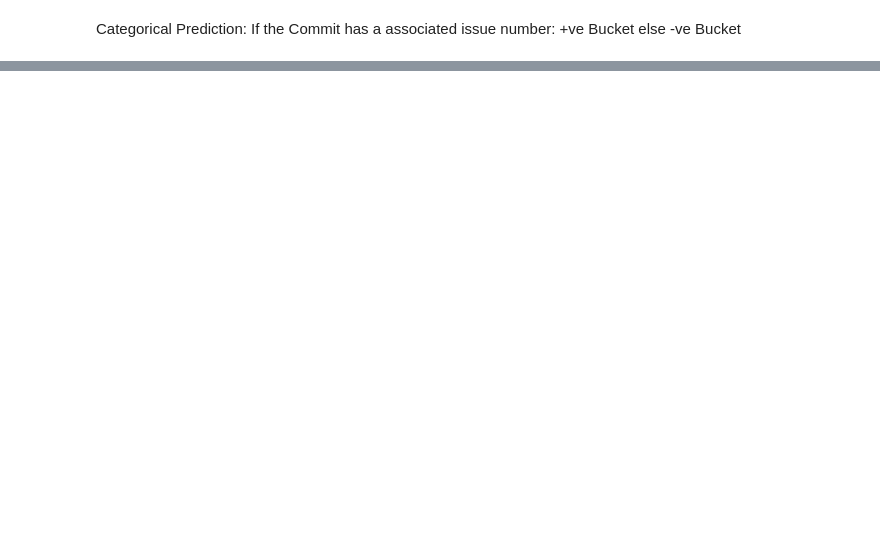
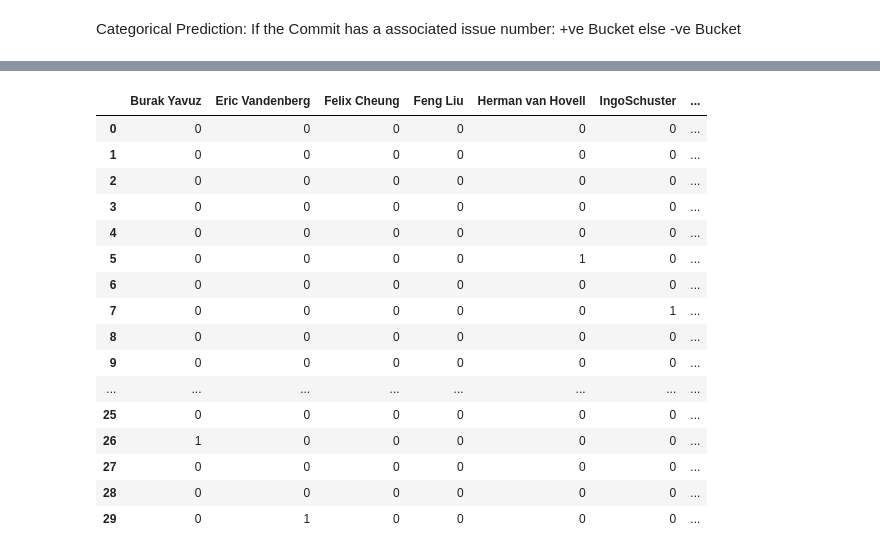
Before and after one commit to akkhil2012/MachineLearning, a Jupyter notebook: scikit_learn/OptimizeSDLC.ipynb, the cells around one changed output, grey strips where cells are left out. Saved outputs shown, nothing was run; the diff lists cells and outputs as text; code cells hidden in the pictures; blank space fills up the shorter version.

```diff
--- a/scikit_learn/OptimizeSDLC.ipynb
+++ b/scikit_learn/OptimizeSDLC.ipynb
@@ -47,0 +66,41 @@ print(data.shape)
+# %%
+import numpy as np
+#print(data['commit'][0]['author'])
+
+#print(data['commit'][0]['author'])
+from sklearn import preprocessing
+
+le = preprocessing.LabelEncoder()
+
+
+lst = []
+targetList= []
+
+for i in range(0,len(data['commit'])):
+    lst.append(data['commit'][i]['author']['name'])
+    targetList.append(data['commit'][i]['author']['date'])
+# %%
+import numpy as np
+import seaborn as sns # statistical visualizations and aesthetics
+import matplotlib.pyplot as plt
+
+#print("--1----->" , type(targetList))
+data_date = pd.get_dummies(targetList, columns=["date"])
+
+data_name = pd.get_dummies(lst, columns=["name"])
+
+plt.plot(data_name)
+plt.xlabel('Commiter',fontsize=14, color='red')
+plt.show()
+
+'''
+features = float(data_name.columns[:-1]).tolist()
+
+print(" type of features -------" , type(features))
+
+for feat in features:
+    skew = data[feat].skew()
+    sns.distplot(data[feat], kde= False,color='red', label='Skew = %.3f' %(skew), bins=30)
+    plt.legend(loc='best')
+    plt.show()
+'''
@@ -47,0 +110,20 @@ print(data.shape)
+# %%
+data_name
+# %% [output]
+|  | Burak Yavuz | Eric Vandenberg | Felix Cheung | Feng Liu | Herman van Hovell | IngoSchuster | ... |
+| 0 | 0 | 0 | 0 | 0 | 0 | 0 | ... |
+| 1 | 0 | 0 | 0 | 0 | 0 | 0 | ... |
+| 2 | 0 | 0 | 0 | 0 | 0 | 0 | ... |
+| 3 | 0 | 0 | 0 | 0 | 0 | 0 | ... |
+| 4 | 0 | 0 | 0 | 0 | 0 | 0 | ... |
+| 5 | 0 | 0 | 0 | 0 | 1 | 0 | ... |
+| 6 | 0 | 0 | 0 | 0 | 0 | 0 | ... |
+| 7 | 0 | 0 | 0 | 0 | 0 | 1 | ... |
+| 8 | 0 | 0 | 0 | 0 | 0 | 0 | ... |
+| 9 | 0 | 0 | 0 | 0 | 0 | 0 | ... |
+| ... | ... | ... | ... | ... | ... | ... | ... |
+| 25 | 0 | 0 | 0 | 0 | 0 | 0 | ... |
+| 26 | 1 | 0 | 0 | 0 | 0 | 0 | ... |
+| 27 | 0 | 0 | 0 | 0 | 0 | 0 | ... |
+| 28 | 0 | 0 | 0 | 0 | 0 | 0 | ... |
+| 29 | 0 | 1 | 0 | 0 | 0 | 0 | ... |
```
Also changed, not shown: parts of 40 cells of this notebook.
